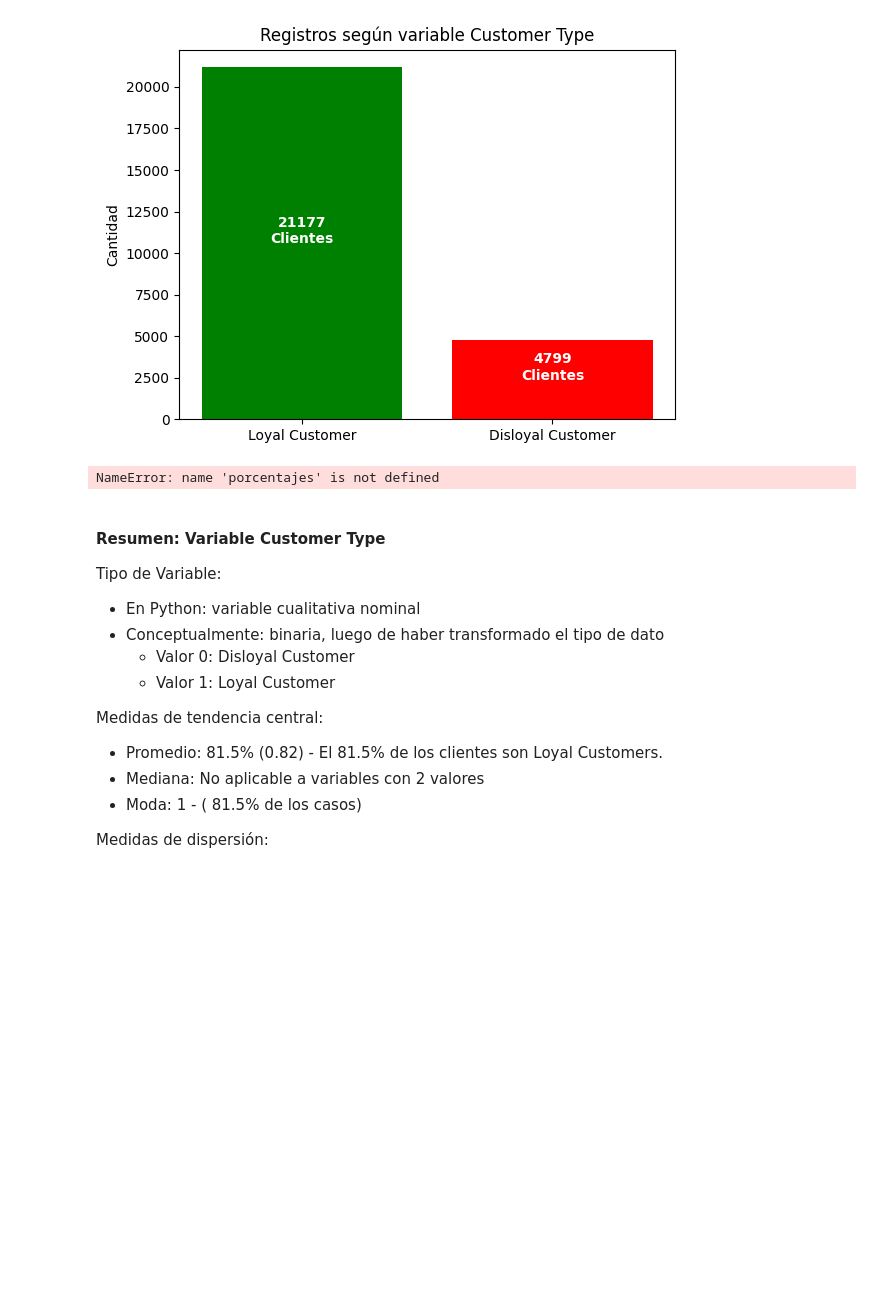
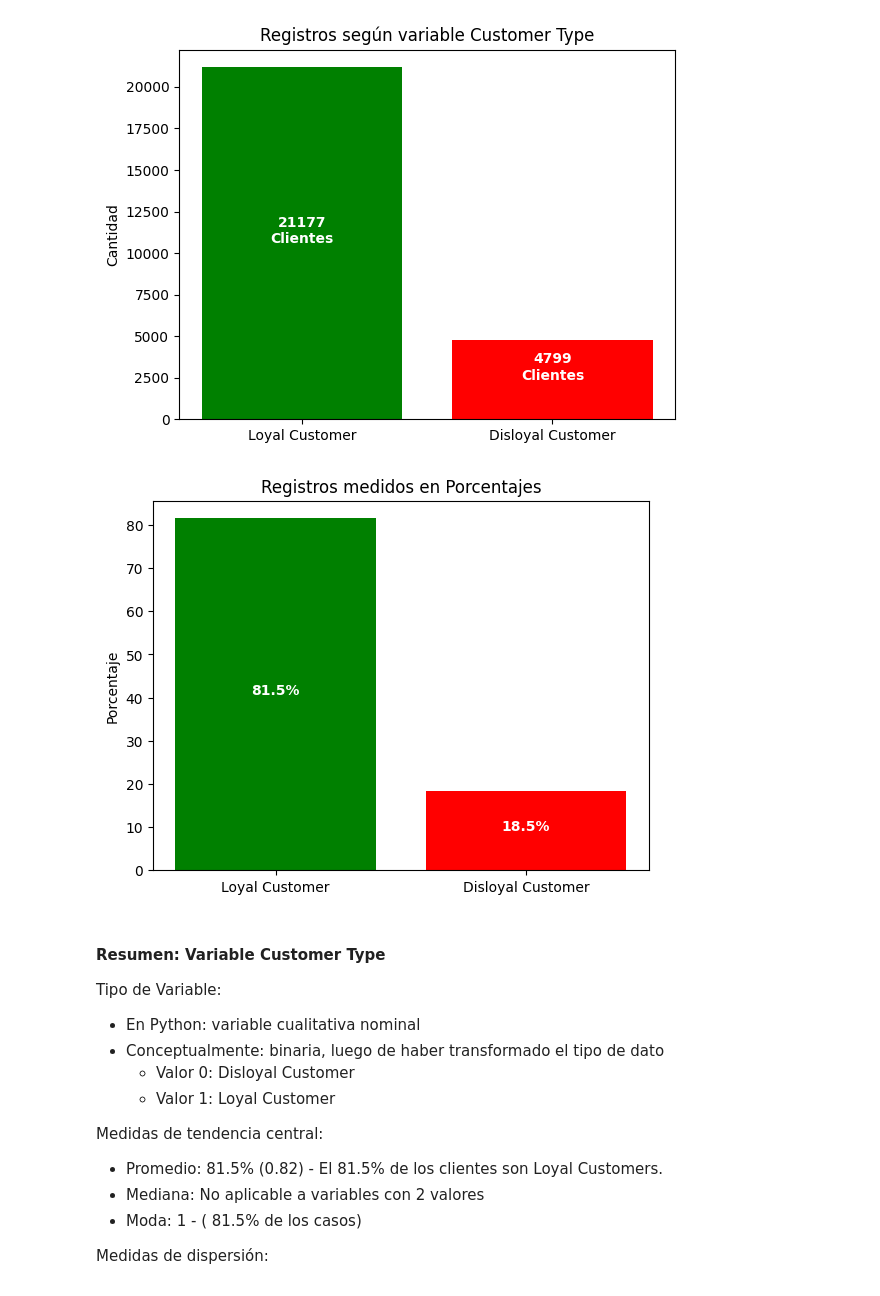
Before and after one commit to MHerrera11/Coderhouse, a Jupyter notebook: notebooks/Satisfacción de Clientes en Vuelos.ipynb, the cells around one changed output. Cells and saved outputs as stored; diff of their text form; code cells hidden in the pictures; blank space fills up the shorter version.

```diff
--- a/notebooks/Satisfacción de Clientes en Vuelos.ipynb
+++ b/notebooks/Satisfacción de Clientes en Vuelos.ipynb
@@ -215,16 +215,16 @@ for i, v in enumerate(Counts_Customer_Type):
 # %%
 # Crear un gráfico de barras del Customer Type
 colores = ['green', 'red']
 
-plt.bar(Porcentajes_Customer_Type.index, porcentajes, color=colores)
+plt.bar(Porcentajes_Customer_Type.index, Porcentajes_Customer_Type, color=colores)
 plt.title('Registros medidos en Porcentajes')
 plt.ylabel('Porcentaje')
 
 # Agregar etiquetas de porcentaje a cada barra
 for i, v in enumerate(Porcentajes_Customer_Type):
     plt.text(i, v/2, '{:.1f}%'.format(v), ha='center', color='white', fontweight='semibold')
 # %% [output]
-NameError: name 'porcentajes' is not defined
+[figure, added]
 # %% [markdown]
 #### Resumen: Variable Customer Type
 
```
Also changed, not shown: parts of 6 cells of this notebook.
